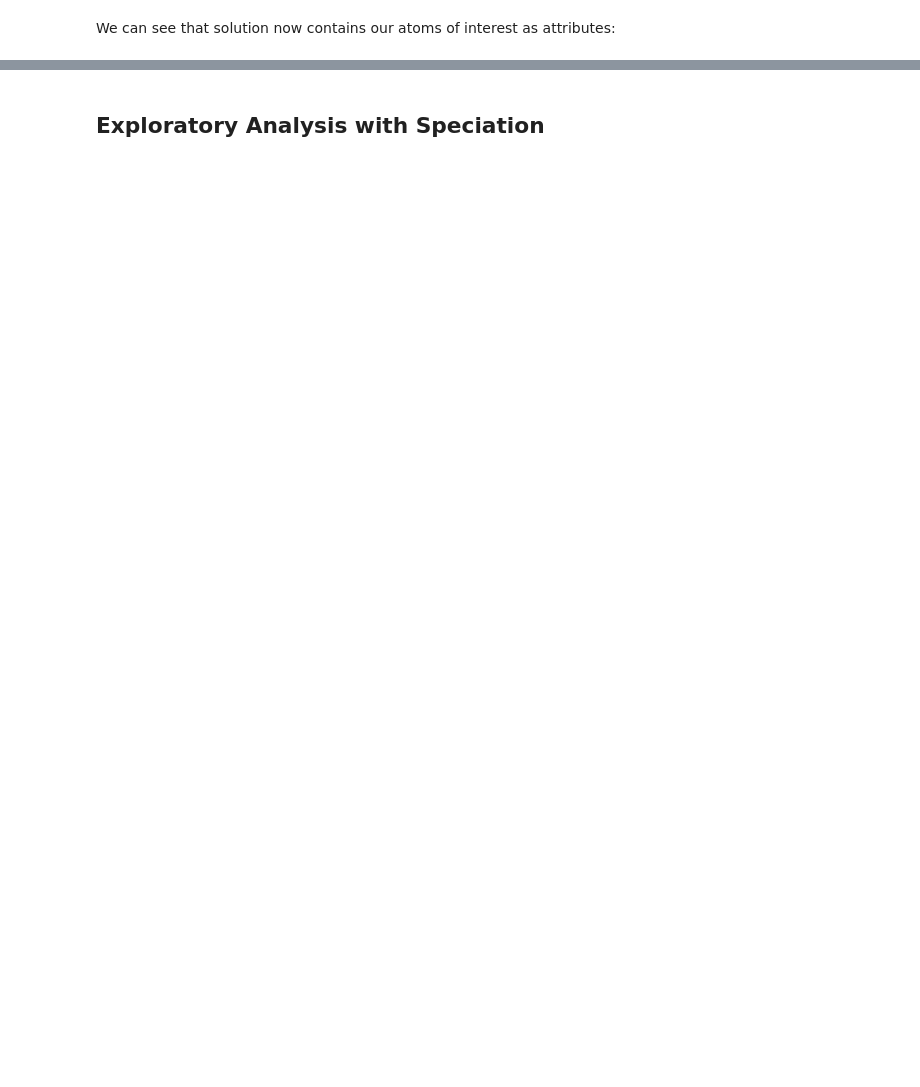
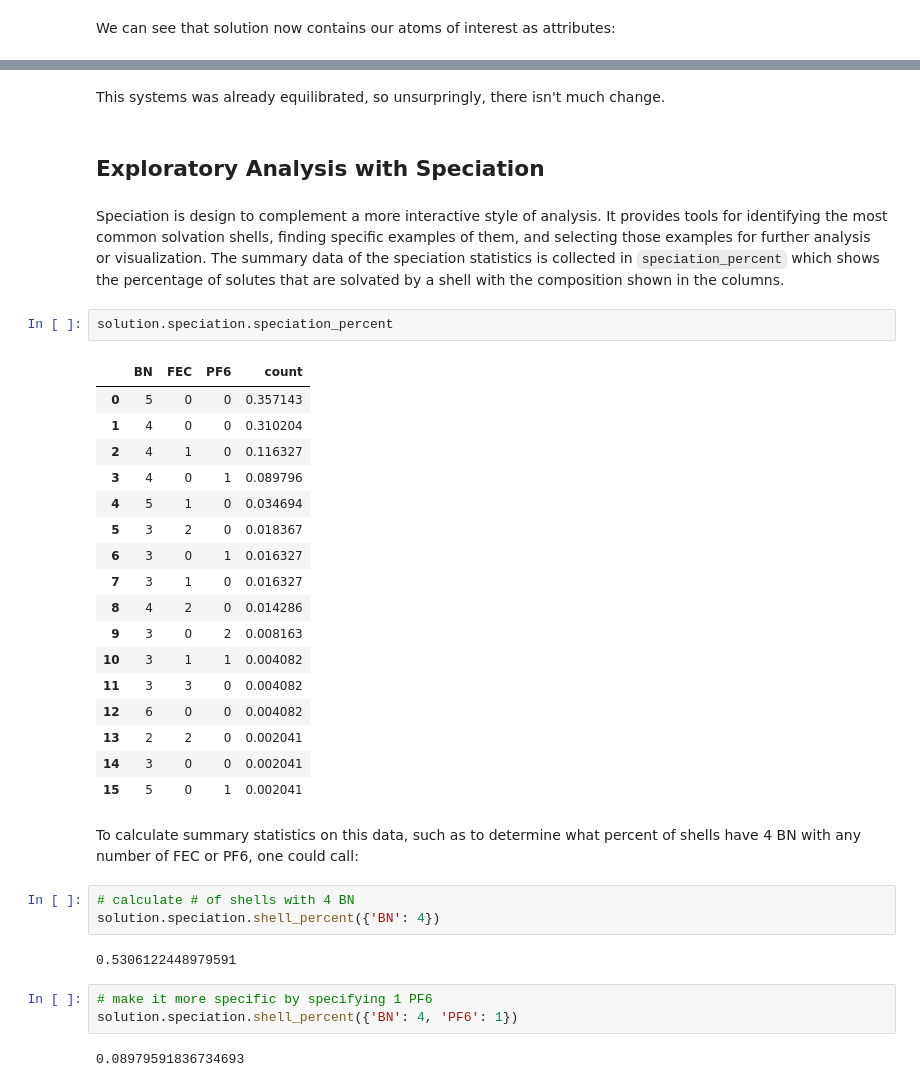
Before and after one commit to MDAnalysis/solvation-analysis, a Jupyter notebook: tutorials/tutorial.ipynb, the cells around one changed output, grey strips where cells are left out. Saved outputs shown, nothing was run; the diff lists cells and outputs as text; blank space fills up the shorter version.

```diff
--- a/tutorials/tutorial.ipynb
+++ b/tutorials/tutorial.ipynb
@@ -88,2 +146,38 @@ further analysis. These will be discussed later in the tutorial.
+# %% [markdown]
+This systems was already equilibrated, so unsurpringly, there isn't much change.
 # %% [markdown]
 ## Exploratory Analysis with Speciation
+# %% [markdown]
+Speciation is design to complement a more interactive style of analysis. It provides tools for identifying the most common solvation shells, finding specific examples of them, and selecting those examples for further analysis or visualization. The summary data of the speciation statistics is collected in `speciation_percent` which shows the percentage of solutes that are solvated by a shell with the composition shown in the columns.
+# %%
+solution.speciation.speciation_percent
+# %% [output]
+|  | BN | FEC | PF6 | count |
+| 0 | 5 | 0 | 0 | 0.357143 |
+| 1 | 4 | 0 | 0 | 0.310204 |
+| 2 | 4 | 1 | 0 | 0.116327 |
+| 3 | 4 | 0 | 1 | 0.089796 |
+| 4 | 5 | 1 | 0 | 0.034694 |
+| 5 | 3 | 2 | 0 | 0.018367 |
+| 6 | 3 | 0 | 1 | 0.016327 |
+| 7 | 3 | 1 | 0 | 0.016327 |
+| 8 | 4 | 2 | 0 | 0.014286 |
+| 9 | 3 | 0 | 2 | 0.008163 |
+| 10 | 3 | 1 | 1 | 0.004082 |
+| 11 | 3 | 3 | 0 | 0.004082 |
+| 12 | 6 | 0 | 0 | 0.004082 |
+| 13 | 2 | 2 | 0 | 0.002041 |
+| 14 | 3 | 0 | 0 | 0.002041 |
+| 15 | 5 | 0 | 1 | 0.002041 |
+# %% [markdown]
+To calculate summary statistics on this data, such as to determine what percent of shells have 4 BN with any number of FEC or PF6, one could call:
+# %%
+# calculate # of shells with 4 BN
+solution.speciation.shell_percent({'BN': 4})
+# %% [output]
+0.5306122448979591
+# %%
+# make it more specific by specifying 1 PF6
+solution.speciation.shell_percent({'BN': 4, 'PF6': 1})
+# %% [output]
+0.08979591836734693
```
Also changed, not shown: parts of 33 cells of this notebook.
